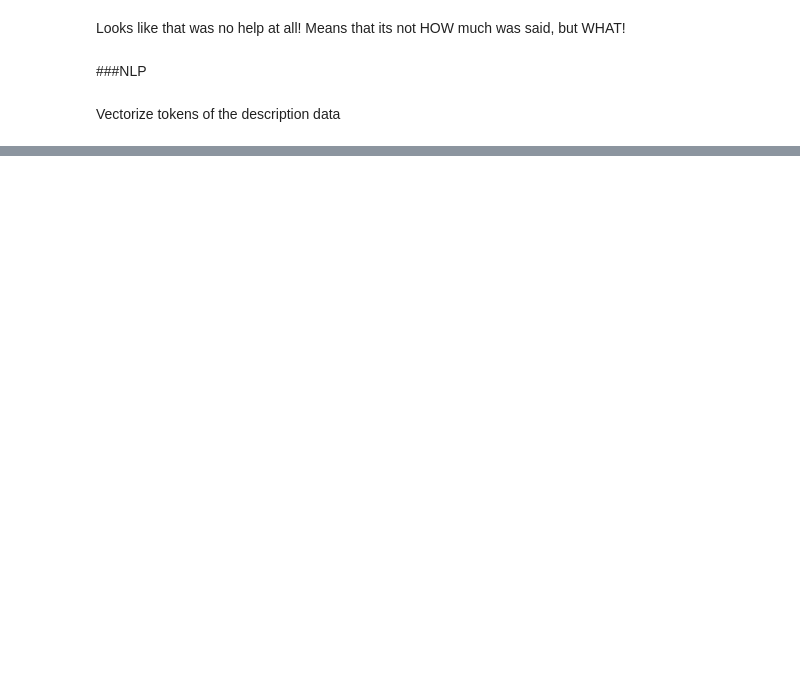
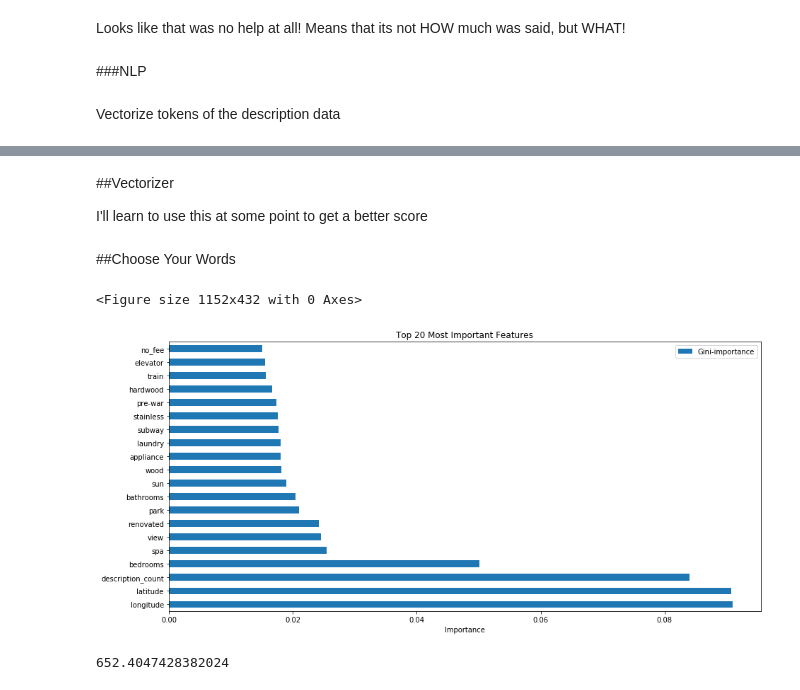
Before and after one commit to LambdaSchool/DEPRECATED-DS-Unit-2-Linear-Models, a Jupyter notebook: Doing_Linear_Regression.ipynb, the cells around one changed output, grey strips where cells are left out. Cells and saved outputs as stored; diff of their text form; code cells hidden in the pictures; blank space fills up the shorter version.

```diff
--- a/Doing_Linear_Regression.ipynb
+++ b/Doing_Linear_Regression.ipynb
@@ -534,9 +491,14 @@ dtype: int64
 # %%
-my_top_desc = ['appliance','hardwood','renovated','stainless',
+#words I think are most valuable. Will make adjustments
+my_top_words = ['appliance','hardwood','renovated','stainless',
                'view','laundry','park','marble','granite','dishwasher',
                'train','broker','luxury','amenity','subway','storage',
                'huge','transportation','wood','prime','garage','terrace',
-               'valet','pool','sun']
+               'valet','pool','sun','flex','rooftop','lobby','heat',
+               'balcony','elevator', 'oak','photo','fireplace','air',
+               'loft','stone','playroom','security','condo','skyline','prewar',
+               'island','spa','vanity']
 # %%
-for desc in my_top_desc:
-    df[desc] = np.where(df.clean_desc.str.contains(desc),1,0)
+#Add top words used in description to df as encoded features
+for word in my_top_words:
+    df[word] = np.where(df.clean_desc.str.contains(word),1,0)
@@ -574,0 +544,4 @@ score(train,test)
+# %% [markdown]
+##Vectorizer
+
+I'll learn to use this at some point to get a better score
@@ -574,0 +561,31 @@ score(train,test)
+# %% [markdown]
+##Choose Your Words
+# %%
+#Lets use trees to see which words had the biggest impact on our model
+from sklearn.ensemble import ExtraTreesClassifier
+
+ect = ExtraTreesClassifier()
+
+ect.fit(train,y_train)
+# %%
+feats = {} # a dict to hold feature_name: feature_importance
+for feature, importance in zip(train.columns, ect.feature_importances_):
+    feats[feature] = importance #add the name/value pair
+
+importances = pd.DataFrame.from_dict(feats, orient='index').rename(columns={0: 'Gini-importance'})
+# %%
+plt.figure(figsize=(16,6))
+importances.sort_values(by='Gini-importance', ascending = False)[:20].plot.barh();
+
+plt.title("Top 20 Most Important Features")
+plt.xlabel("Importance")
+plt.gcf().set_size_inches(15, 7)
+plt.show()
+# %% [output]
+<Figure size 1152x432 with 0 Axes>
+[figure, added]
+# %%
+features = importances.sort_values(by='Gini-importance', ascending = False)[:20].index.to_list()
+score(train[features], test[features])
+# %% [output]
+652.4047428382024
```
Also changed, not shown: parts of 47 cells of this notebook.
